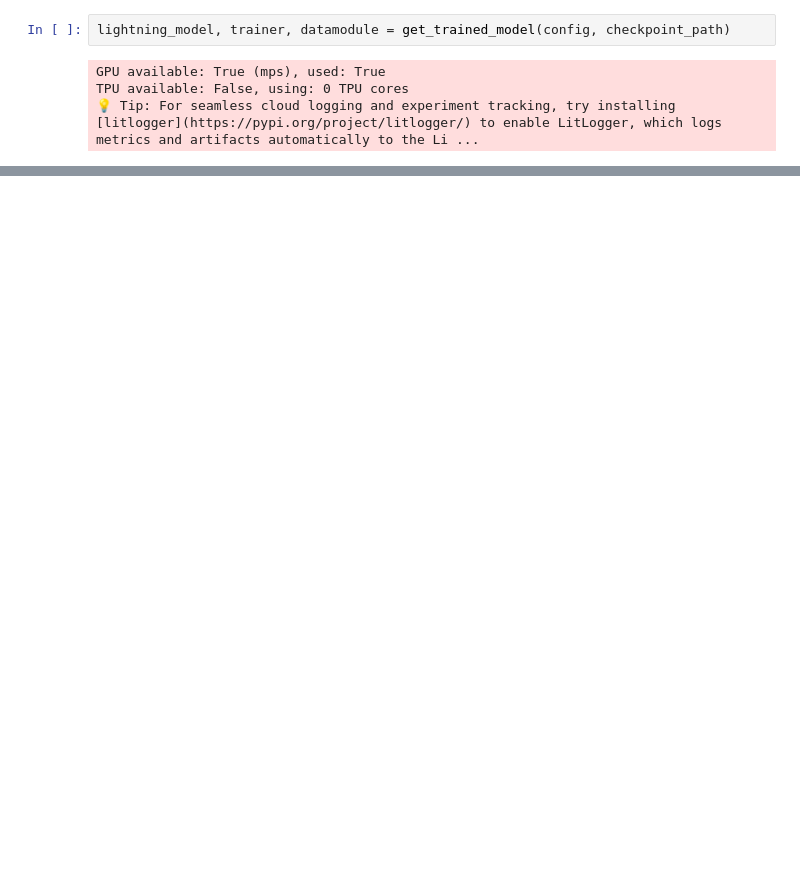
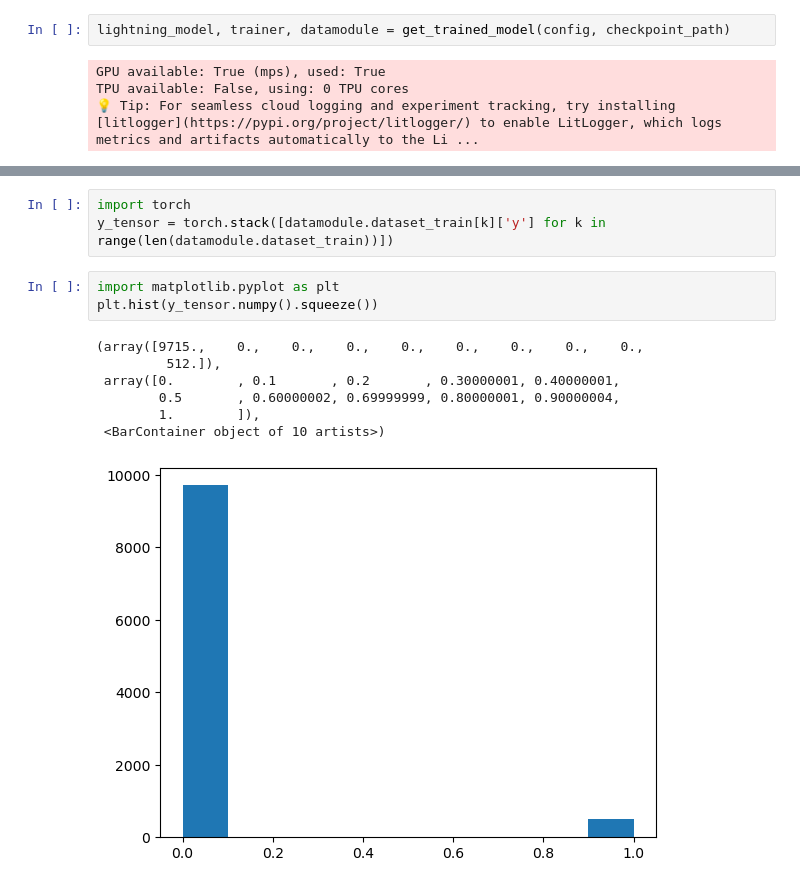
Before and after one commit to rguilcas/EastAfricaRainfallProject, a Jupyter notebook: notebooks/XAI_test.ipynb, the cells around one changed output, grey strips where cells are left out. Drawn from its saved outputs; the diff is of its cells as text; blank space fills up the shorter version.

```diff
--- a/notebooks/XAI_test.ipynb
+++ b/notebooks/XAI_test.ipynb
@@ -26,0 +190,14 @@ TPU available: False, using: 0 TPU cores
+# %%
+import torch
+y_tensor = torch.stack([datamodule.dataset_train[k]['y'] for k in range(len(datamodule.dataset_train))])
+# %%
+import matplotlib.pyplot as plt
+plt.hist(y_tensor.numpy().squeeze())
+# %% [output]
+(array([9715.,    0.,    0.,    0.,    0.,    0.,    0.,    0.,    0.,
+         512.]),
+ array([0.        , 0.1       , 0.2       , 0.30000001, 0.40000001,
+        0.5       , 0.60000002, 0.69999999, 0.80000001, 0.90000004,
+        1.        ]),
+ <BarContainer object of 10 artists>)
+[figure, added]
```
Also changed, not shown: parts of 22 cells of this notebook, 11 other files.
